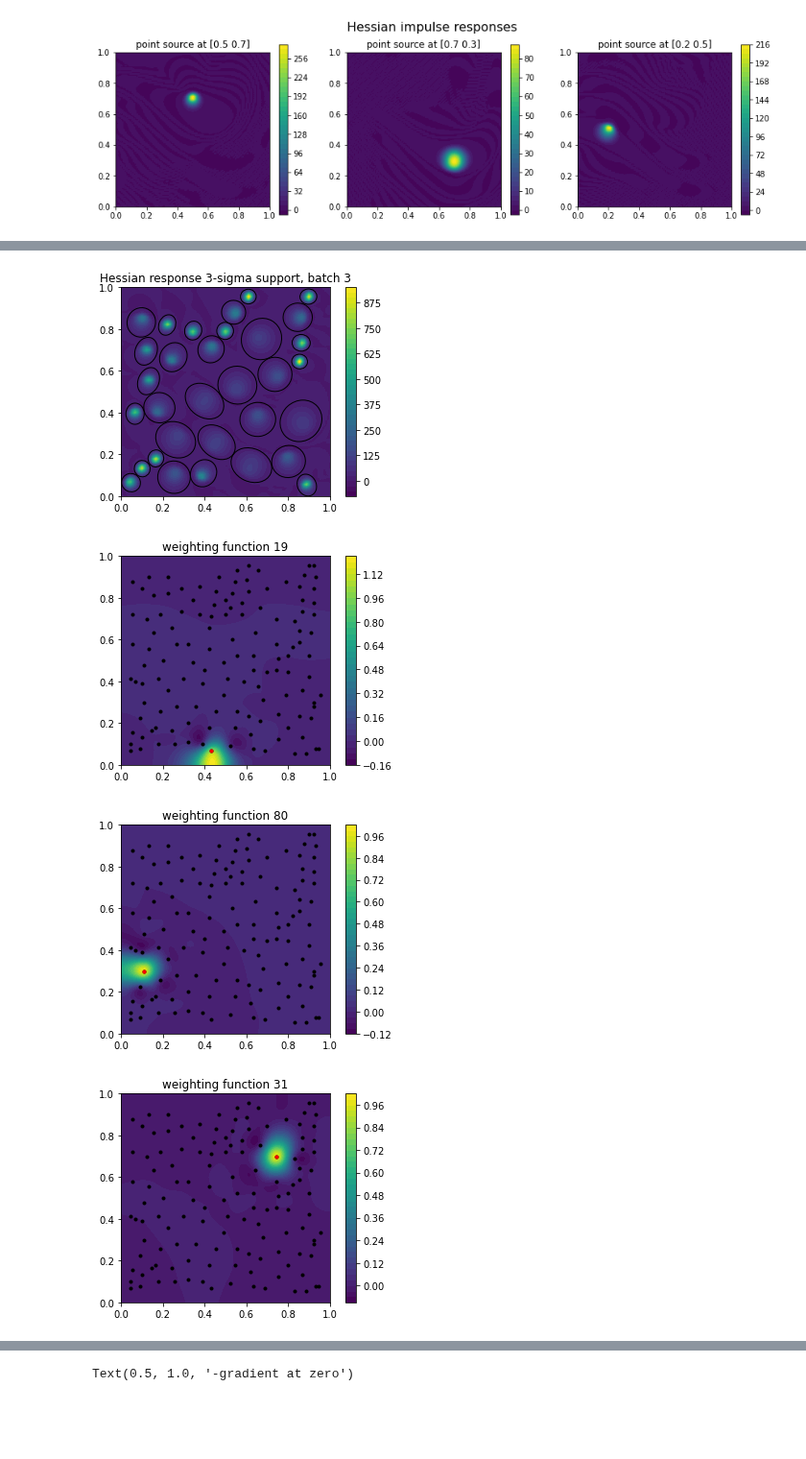
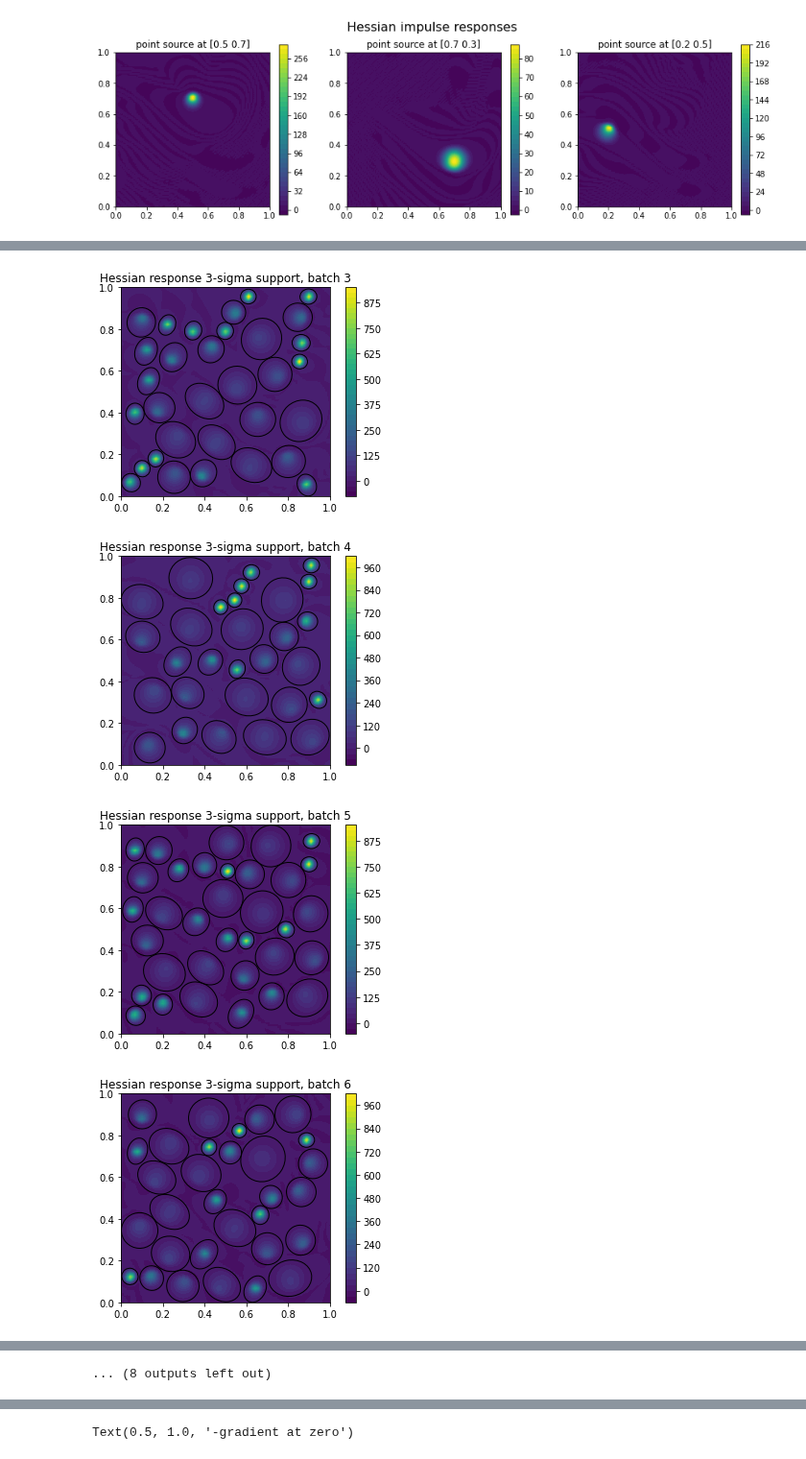
Before and after one commit to NickAlger/localpsf, a Jupyter notebook: code/heat_inverse_problem.ipynb, the cells around one changed output, grey strips where cells are left out. Shown at 96% size. Drawn from its saved outputs; the diff is of its cells as text; code cells hidden in the pictures; blank space fills up the shorter version.

```diff
--- a/code/heat_inverse_problem.ipynb
+++ b/code/heat_inverse_problem.ipynb
@@ -299,28 +299,28 @@ plt.title('point source at '+str(pp[0,:]))
 Text(0.5, 1.0, 'point source at [0.2 0.5]')
 [figure]
 # %%
-lpsf = LocalPSF(apply_Hd, apply_Hd_t, V, max_batches=4, num_standard_deviations_tau=2.5)
+lpsf = LocalPSF(apply_Hd, apply_Hd_t, V, max_batches=10, num_standard_deviations_tau=2.5)
 
 lpsf.make_plots()
 # %% [output]
 making mass matrix and solver
 getting spatially varying volume
 getting spatially varying mean
 getting spatially varying covariance
 constructing fast evaluators
 done
 getting nodes on boundary
 done
 computing inds of points far from boundary
 done
 [figure]
 [figure]
 [figure]
 [figure]
 [figure]
 [figure]
 [figure]
 [figure]
-[figure, old version]
+[figure, new version]
-[figure, old version]
+[figure, new version]
-[figure, old version]
+[figure, new version]
@@ -329,3 +327,4 @@ done
+... (8 outputs left out)
 # %%
 N = 123456
 pp = mesh_center.reshape((1,-1)) + np.random.randn(N, 2)
```
Also changed, not shown: parts of 19 cells of this notebook.
